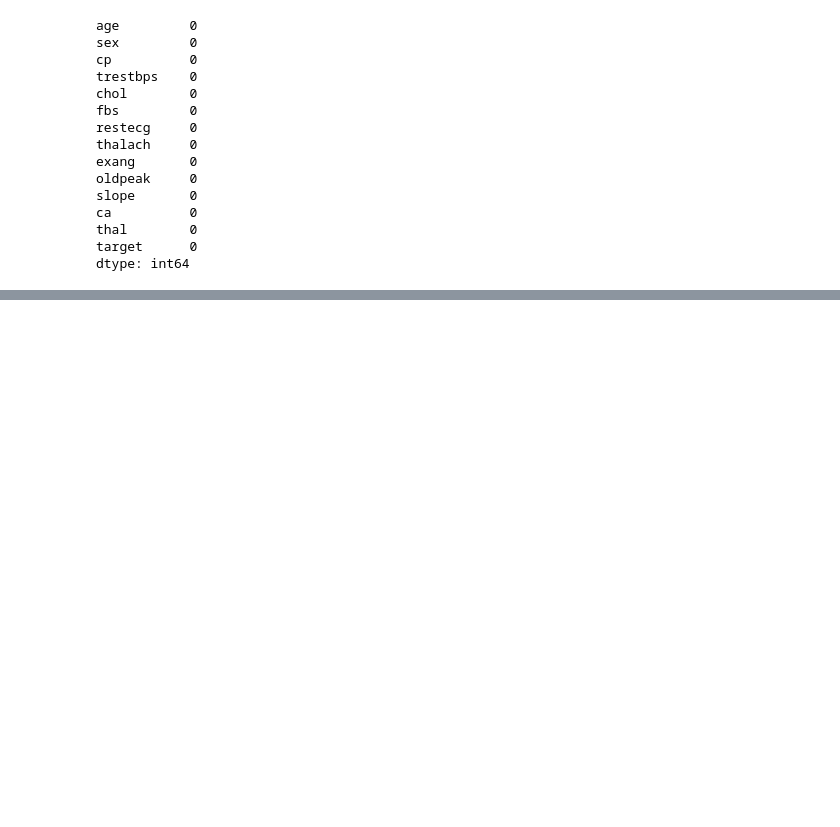
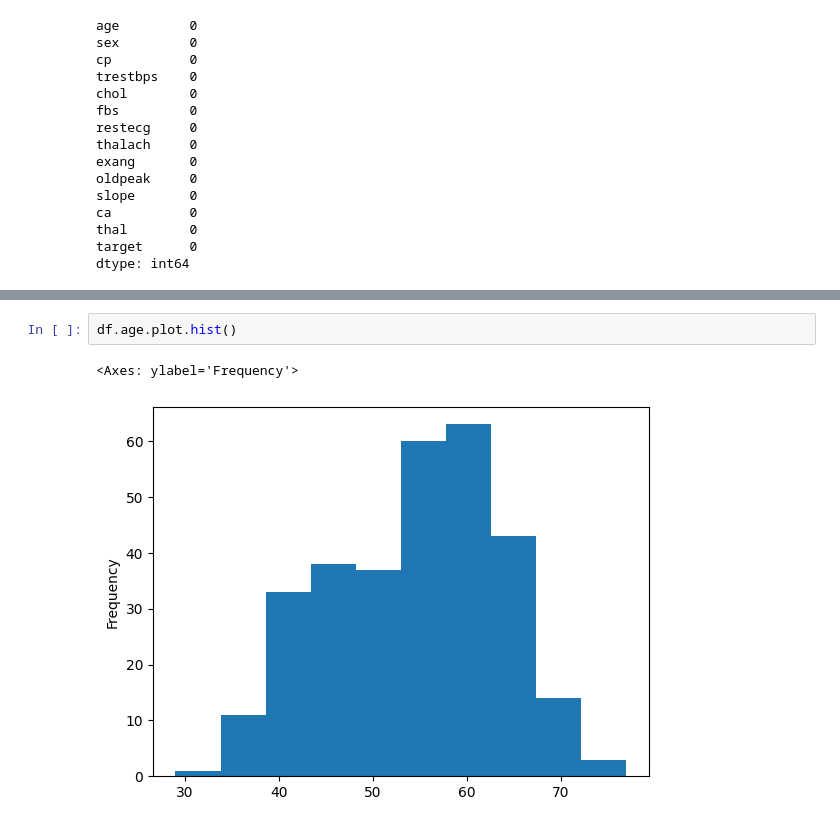
Before and after one commit to regnROK/heart-disease-classification, a Jupyter notebook: heart_disease_classification.ipynb, the cells around one changed output, grey strips where cells are left out. Drawn from its saved outputs; the diff is of its cells as text; blank space fills up the shorter version.

```diff
--- a/heart_disease_classification.ipynb
+++ b/heart_disease_classification.ipynb
@@ -99,0 +118,5 @@ df.describe()
+# %%
+df.age.plot.hist()
+# %% [output]
+<Axes: ylabel='Frequency'>
+[figure, added]
```
Also changed, not shown: parts of 5 cells of this notebook.
